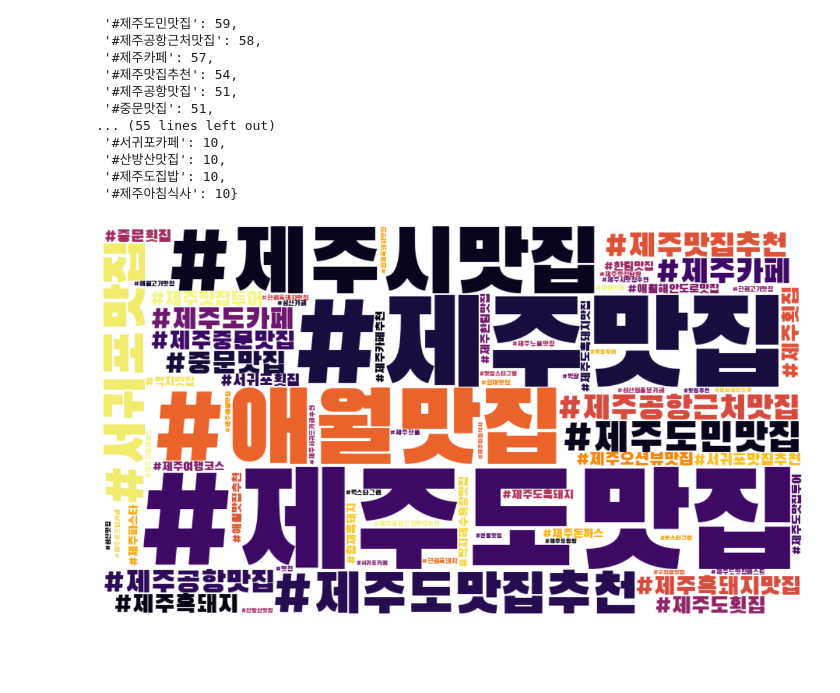
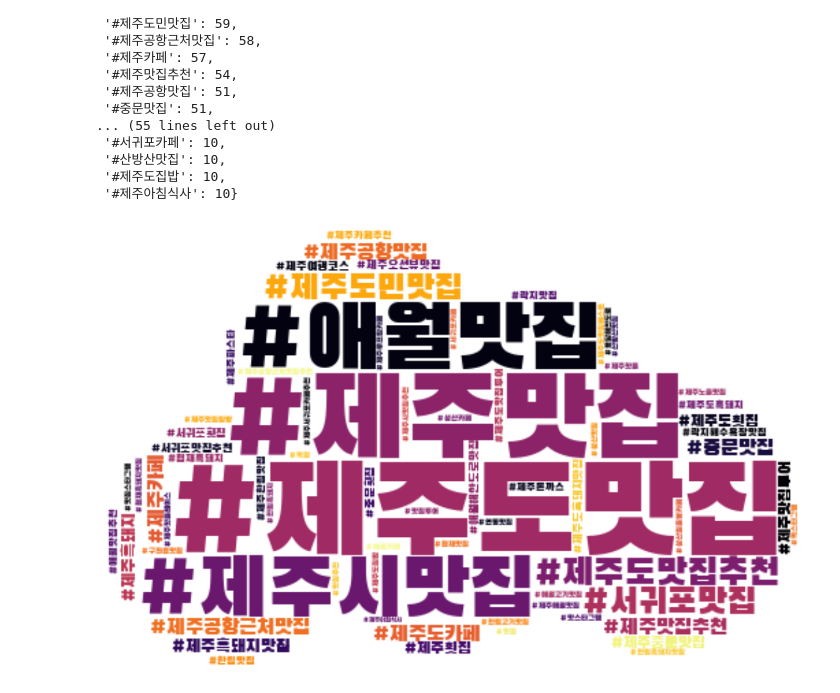
Before and after one commit to kim333333d/Bigdata-Python-2023, a Jupyter notebook: Day_11/py_41_instagram_jeju_hotplaces_analysis.ipynb, the cells around one changed output. Saved outputs shown, nothing was run; the diff lists cells and outputs as text; code cells hidden in the pictures; blank space fills up the shorter version.

```diff
--- a/Day_11/py_41_instagram_jeju_hotplaces_analysis.ipynb
+++ b/Day_11/py_41_instagram_jeju_hotplaces_analysis.ipynb
@@ -209,18 +209,21 @@ dict(total_tags_counts.most_common(71))
 # %%
 # 워드클라우드 한글문제해결
 from wordcloud import WordCloud
 from PIL import Image, ImageOps
 
 font_path = './BLACKHANSANS-REGULAR.TTF'
 # font_path = 'C:/Windows/Fonts/BLACKHANSANS-REGULAR.TTF'
 tags_last = dict(total_tags_counts.most_common(71))
 
-mask = np.array(Image.open('./KakaoTalk_20230630_111108591.png'))
-wc = WordCloud(font_path=font_path, colormap='inferno', background_color='white', max_words=100, relative_scaling=0.3, width=900, height=500).generate_from_frequencies(tags_last)
+original_mask = np.array(Image.open('./cloud2.png'))
+original_mask[original_mask.sum(axis=2) == 0] = 255
+
+wc = WordCloud(mask = original_mask, font_path=font_path, colormap='inferno', background_color='white', max_words=100, relative_scaling=0.3, width=640, height=462).generate_from_frequencies(tags_last)
 
 plt.figure(figsize=(15, 10))
 plt.imshow(wc,interpolation='bilinear')
 plt.axis('off')
+plt.savefig('./제주맛집_워드클라우드.png')
 plt.show()
 # %% [output]
-[figure, old version]
+[figure, new version]
```
Also changed, not shown: parts of 1 cell of this notebook, 16 other files.
